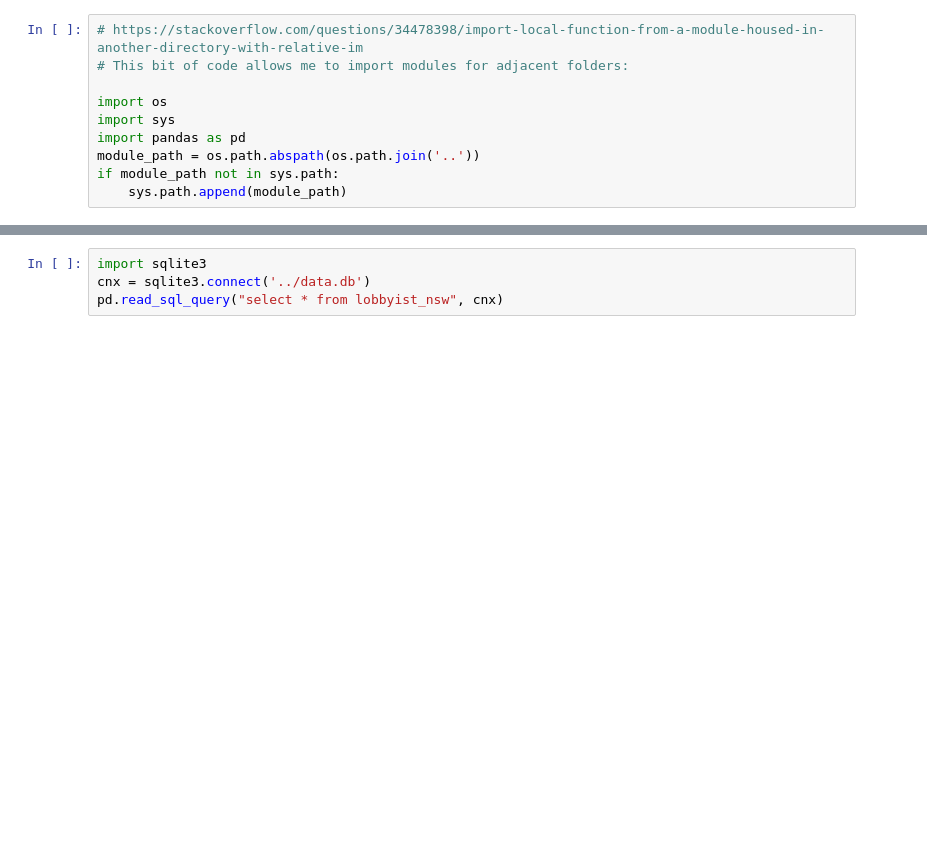
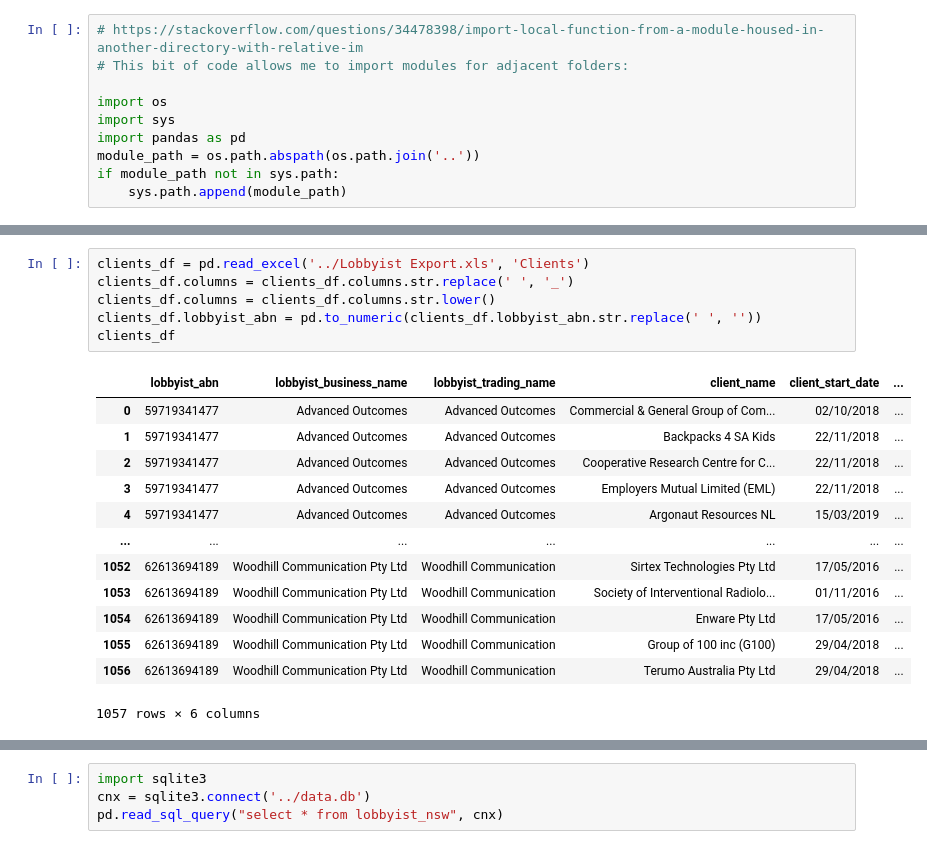
Before and after one commit to sjeruto/ARDC-Project, a Jupyter notebook: notebooks/mg_workbook.ipynb, the cells around one changed output, grey strips where cells are left out. Saved outputs shown, nothing was run; the diff lists cells and outputs as text; blank space fills up the shorter version.

```diff
--- a/notebooks/mg_workbook.ipynb
+++ b/notebooks/mg_workbook.ipynb
@@ -14,3 +54,23 @@ if module_path not in sys.path:
+# %%
+clients_df = pd.read_excel('../Lobbyist Export.xls', 'Clients')
+clients_df.columns = clients_df.columns.str.replace(' ', '_')
+clients_df.columns = clients_df.columns.str.lower()
+clients_df.lobbyist_abn = pd.to_numeric(clients_df.lobbyist_abn.str.replace(' ', ''))
+clients_df
+# %% [output]
+|  | lobbyist_abn | lobbyist_business_name | lobbyist_trading_name | client_name | client_start_date | ... |
+| 0 | 59719341477 | Advanced Outcomes | Advanced Outcomes | Commercial & General Group of Com... | 02/10/2018 | ... |
+| 1 | 59719341477 | Advanced Outcomes | Advanced Outcomes | Backpacks 4 SA Kids | 22/11/2018 | ... |
+| 2 | 59719341477 | Advanced Outcomes | Advanced Outcomes | Cooperative Research Centre for C... | 22/11/2018 | ... |
+| 3 | 59719341477 | Advanced Outcomes | Advanced Outcomes | Employers Mutual Limited (EML) | 22/11/2018 | ... |
+| 4 | 59719341477 | Advanced Outcomes | Advanced Outcomes | Argonaut Resources NL | 15/03/2019 | ... |
+| ... | ... | ... | ... | ... | ... | ... |
+| 1052 | 62613694189 | Woodhill Communication Pty Ltd | Woodhill Communication | Sirtex Technologies Pty Ltd | 17/05/2016 | ... |
+| 1053 | 62613694189 | Woodhill Communication Pty Ltd | Woodhill Communication | Society of Interventional Radiolo... | 01/11/2016 | ... |
+| 1054 | 62613694189 | Woodhill Communication Pty Ltd | Woodhill Communication | Enware Pty Ltd | 17/05/2016 | ... |
+| 1055 | 62613694189 | Woodhill Communication Pty Ltd | Woodhill Communication | Group of 100 inc (G100) | 29/04/2018 | ... |
+| 1056 | 62613694189 | Woodhill Communication Pty Ltd | Woodhill Communication | Terumo Australia Pty Ltd | 29/04/2018 | ... |
+1057 rows × 6 columns
 # %%
 #!pip install selenium
 # !pip install --upgrade pip
```
Also changed, not shown: parts of 3 cells of this notebook, 4 other files.
